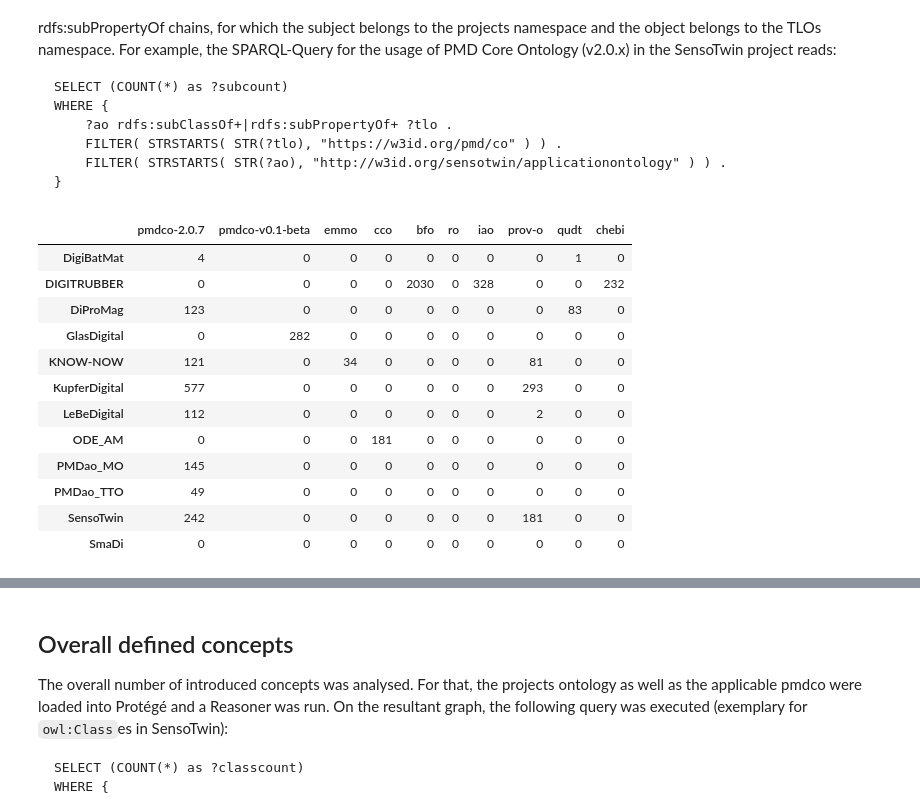
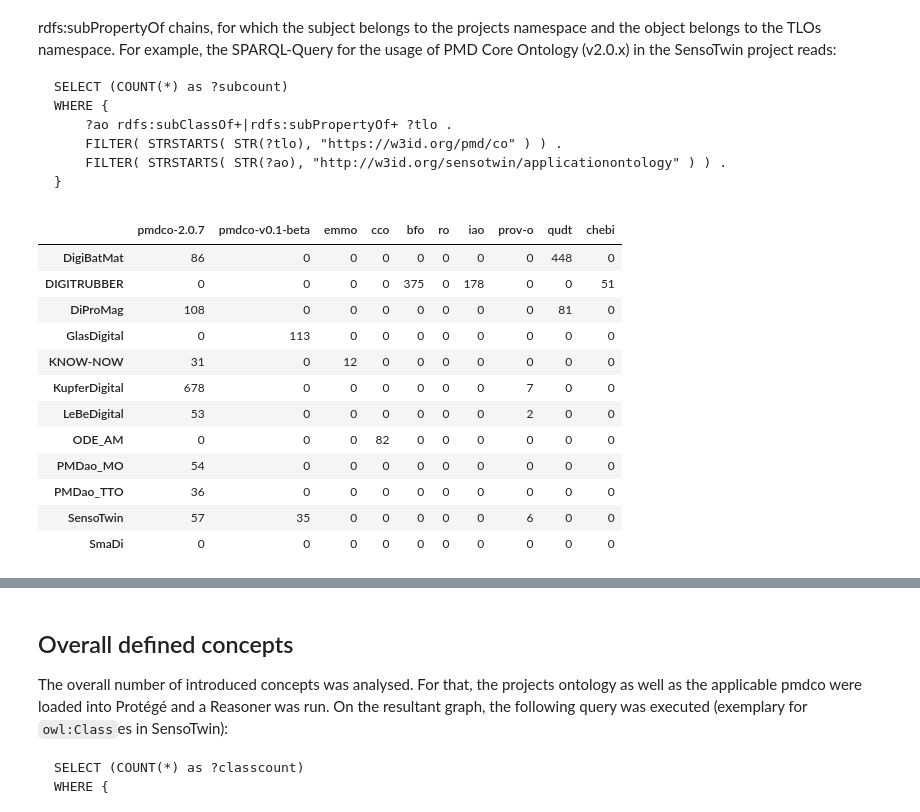
Before and after one commit to materialdigital/materialdigital1_ontology_collection, a Jupyter notebook: eval.ipynb, the cells around one changed output, grey strips where cells are left out. Drawn from its saved outputs; the diff is of its cells as text; code cells hidden in the pictures.

````diff
--- a/eval.ipynb
+++ b/eval.ipynb
@@ -45,19 +37,18 @@ WHERE {
 }
 ```
 # %%
-tlos = {ont: item['tlos']['original'] for ont, item in data.items()}
-pd.DataFrame(tlos).T
+pd.DataFrame({ont: {tlo: d['subclassesproperties'] for tlo, d in item['tlos']['original'].items()} for ont, item in data.items()}).T
 # %% [output]
 |  | pmdco-2.0.7 | pmdco-v0.1-beta | emmo | cco | bfo | ro | iao | prov-o | qudt | chebi |
-| DigiBatMat | 4 | 0 | 0 | 0 | 0 | 0 | 0 | 0 | 1 | 0 |
-| DIGITRUBBER | 0 | 0 | 0 | 0 | 2030 | 0 | 328 | 0 | 0 | 232 |
-| DiProMag | 123 | 0 | 0 | 0 | 0 | 0 | 0 | 0 | 83 | 0 |
-| GlasDigital | 0 | 282 | 0 | 0 | 0 | 0 | 0 | 0 | 0 | 0 |
-| KNOW-NOW | 121 | 0 | 34 | 0 | 0 | 0 | 0 | 81 | 0 | 0 |
-| KupferDigital | 577 | 0 | 0 | 0 | 0 | 0 | 0 | 293 | 0 | 0 |
-| LeBeDigital | 112 | 0 | 0 | 0 | 0 | 0 | 0 | 2 | 0 | 0 |
-| ODE_AM | 0 | 0 | 0 | 181 | 0 | 0 | 0 | 0 | 0 | 0 |
-| PMDao_MO | 145 | 0 | 0 | 0 | 0 | 0 | 0 | 0 | 0 | 0 |
-| PMDao_TTO | 49 | 0 | 0 | 0 | 0 | 0 | 0 | 0 | 0 | 0 |
-| SensoTwin | 242 | 0 | 0 | 0 | 0 | 0 | 0 | 181 | 0 | 0 |
+| DigiBatMat | 86 | 0 | 0 | 0 | 0 | 0 | 0 | 0 | 448 | 0 |
+| DIGITRUBBER | 0 | 0 | 0 | 0 | 375 | 0 | 178 | 0 | 0 | 51 |
+| DiProMag | 108 | 0 | 0 | 0 | 0 | 0 | 0 | 0 | 81 | 0 |
+| GlasDigital | 0 | 113 | 0 | 0 | 0 | 0 | 0 | 0 | 0 | 0 |
+| KNOW-NOW | 31 | 0 | 12 | 0 | 0 | 0 | 0 | 0 | 0 | 0 |
+| KupferDigital | 678 | 0 | 0 | 0 | 0 | 0 | 0 | 7 | 0 | 0 |
+| LeBeDigital | 53 | 0 | 0 | 0 | 0 | 0 | 0 | 2 | 0 | 0 |
+| ODE_AM | 0 | 0 | 0 | 82 | 0 | 0 | 0 | 0 | 0 | 0 |
+| PMDao_MO | 54 | 0 | 0 | 0 | 0 | 0 | 0 | 0 | 0 | 0 |
+| PMDao_TTO | 36 | 0 | 0 | 0 | 0 | 0 | 0 | 0 | 0 | 0 |
+| SensoTwin | 57 | 35 | 0 | 0 | 0 | 0 | 0 | 6 | 0 | 0 |
 | SmaDi | 0 | 0 | 0 | 0 | 0 | 0 | 0 | 0 | 0 | 0 |
````
Also changed, not shown: parts of 3 cells of this notebook, 13 other files.
